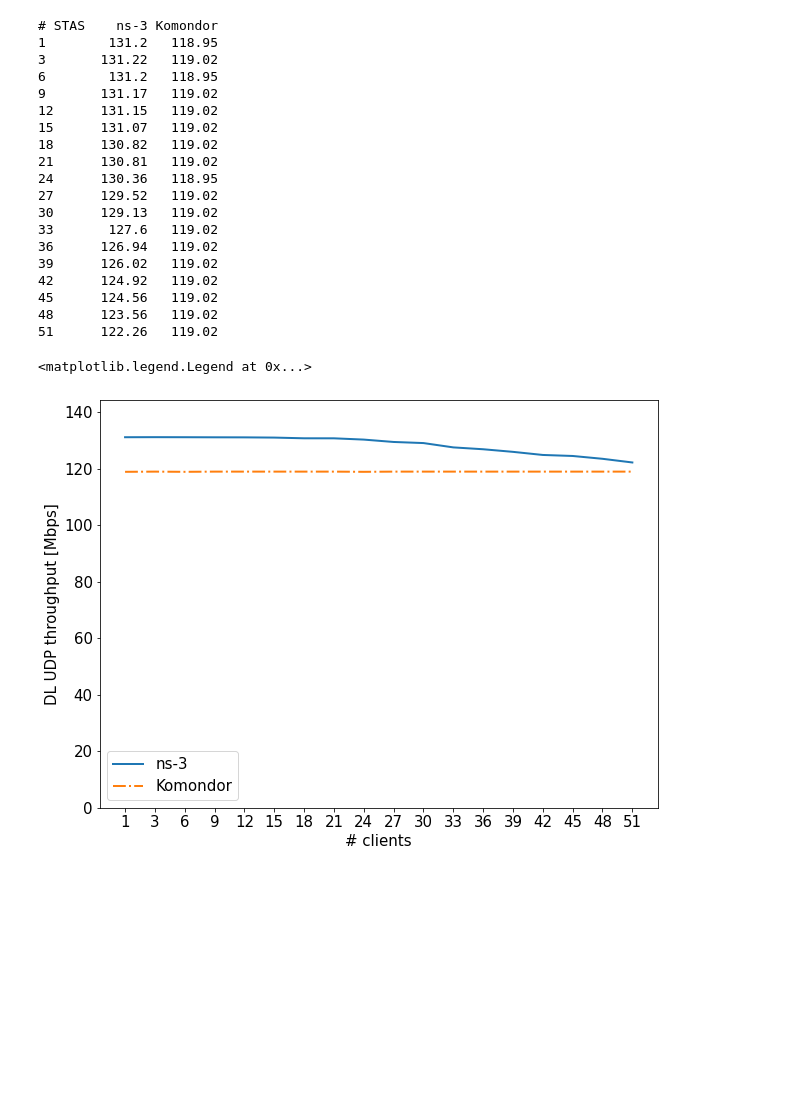
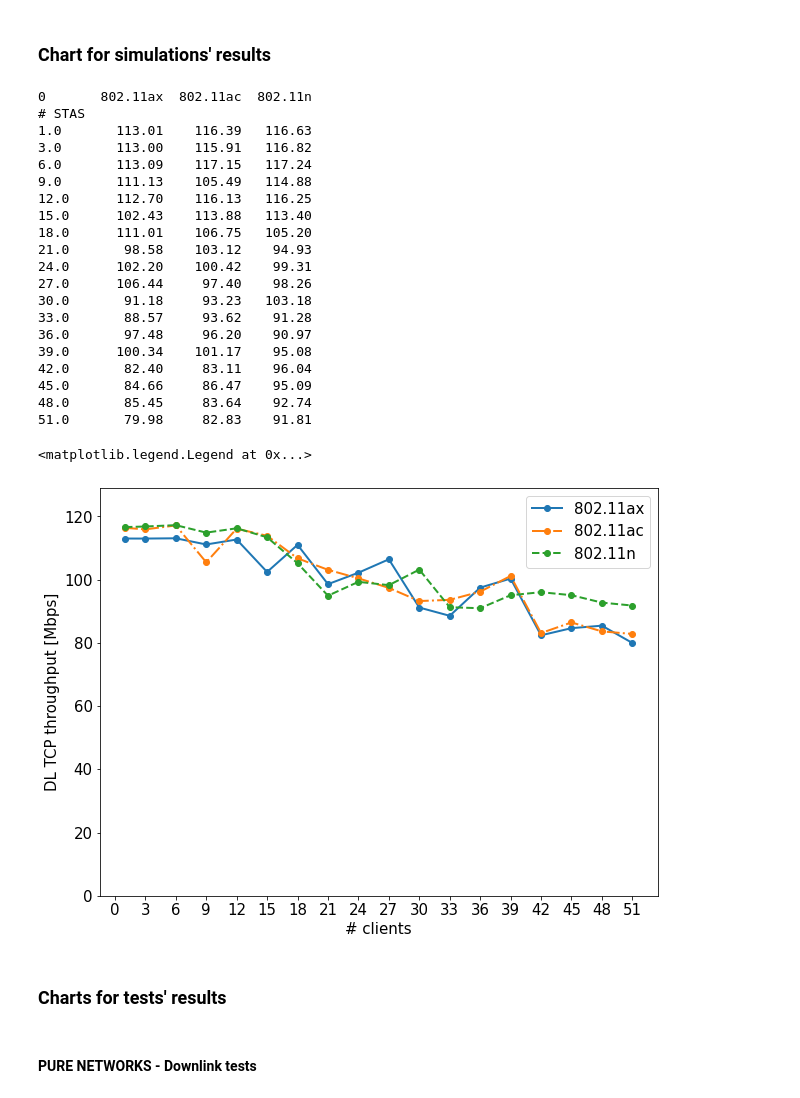
Before and after one commit to ffrommel/802.11ax-simulations, a Jupyter notebook: result-charts.ipynb, the cells around one changed output. Saved outputs shown, nothing was run; the diff lists cells and outputs as text; code cells hidden in the pictures; blank space fills up the shorter version.

```diff
--- a/result-charts.ipynb
+++ b/result-charts.ipynb
@@ -13,47 +15,55 @@ plt.rc('xtick', labelsize=MEDIUM_SIZE)   # fontsize of the tick labels
 plt.rc('ytick', labelsize=MEDIUM_SIZE)   # fontsize of the tick labels
 plt.rc('legend', fontsize=MEDIUM_SIZE)   # legend fontsize
 plt.rc('figure', titlesize=BIGGER_SIZE)  # fontsize of the figure title
+# %% [markdown]
+### Chart for simulations' results
 # %%
 # Upload and prepare data
-#data = pd.read_csv("results/results-ax-ac-n-DL.csv" ,decimal=",")
-#data = pd.read_csv("results/results-ax-ac-n-DLUL.csv" ,decimal=",")
-data = pd.read_csv("results/ns3-komondor.csv" ,decimal=",")
+data = pd.read_csv("results/simulations/results-ax-ac-n-DL.csv", decimal=",", header=None)
+#data = pd.read_csv("results/simulations/results-ax-ac-n-DLUL.csv", decimal=",", header=None)
+#data = pd.read_csv("results/simulations/ns3-komondor.csv", decimal=",", header=None)
 data = data.transpose()
 new_header = data.iloc[0] #grab the first row for the header
 data = data[1:] #take the data less the header row
 data.columns = new_header #set the header row as the df header
+data = data.astype("double").set_index(['# STAS'])
 print(data)
 # %% [output]
-# STAS    ns-3 Komondor
-1        131.2   118.95
-3       131.22   119.02
-6        131.2   118.95
-9       131.17   119.02
-12      131.15   119.02
-15      131.07   119.02
-18      130.82   119.02
-21      130.81   119.02
-24      130.36   118.95
-27      129.52   119.02
-30      129.13   119.02
-33       127.6   119.02
-36      126.94   119.02
-39      126.02   119.02
-42      124.92   119.02
-45      124.56   119.02
-48      123.56   119.02
-51      122.26   119.02
+0       802.11ax  802.11ac  802.11n
+# STAS
+1.0       113.01    116.39   116.63
+3.0       113.00    115.91   116.82
+6.0       113.09    117.15   117.24
+9.0       111.13    105.49   114.88
+12.0      112.70    116.13   116.25
+15.0      102.43    113.88   113.40
+18.0      111.01    106.75   105.20
+21.0       98.58    103.12    94.93
+24.0      102.20    100.42    99.31
+27.0      106.44     97.40    98.26
+30.0       91.18     93.23   103.18
+33.0       88.57     93.62    91.28
+36.0       97.48     96.20    90.97
+39.0      100.34    101.17    95.08
+42.0       82.40     83.11    96.04
+45.0       84.66     86.47    95.09
+48.0       85.45     83.64    92.74
+51.0       79.98     82.83    91.81
 # %%
+# LINE CHART
 ymax = max(data.max()) + 0.1 * max(data.max())
 
 plt.figure(figsize=(SMALL_SIZE,SMALL_SIZE * 0.75))
-plt.plot(data['ns-3'], '-', linewidth=2)
-plt.plot(data['Komondor'], '-.', linewidth=2)
-#plt.plot(data['802.11n'], '--', linewidth=2)
+plt.plot(data['802.11ax'], '-o', linewidth=2)
+plt.plot(data['802.11ac'], '-.o', linewidth=2)
+plt.plot(data['802.11n'], '--o', linewidth=2)
+plt.xticks(range(0,54, 3))
 plt.ylim(0, ymax)
 plt.xlabel("# clients")
-plt.ylabel("DL UDP throughput [Mbps]")
-plt.legend(['ns-3', 'Komondor'])
+plt.ylabel("DL TCP throughput [Mbps]")
+plt.legend(['802.11ax', '802.11ac', '802.11n'])
 # %% [output]
 <matplotlib.legend.Legend at 0x...>
-[figure, old version]
+[figure, new version]
+# %% [markdown]
+### Charts for tests' results
@@ -59,0 +75,2 @@ plt.legend(['ns-3', 'Komondor'])
+# %% [markdown]
+#### PURE NETWORKS - Downlink tests
```
Also changed, not shown: parts of 20 cells of this notebook.
